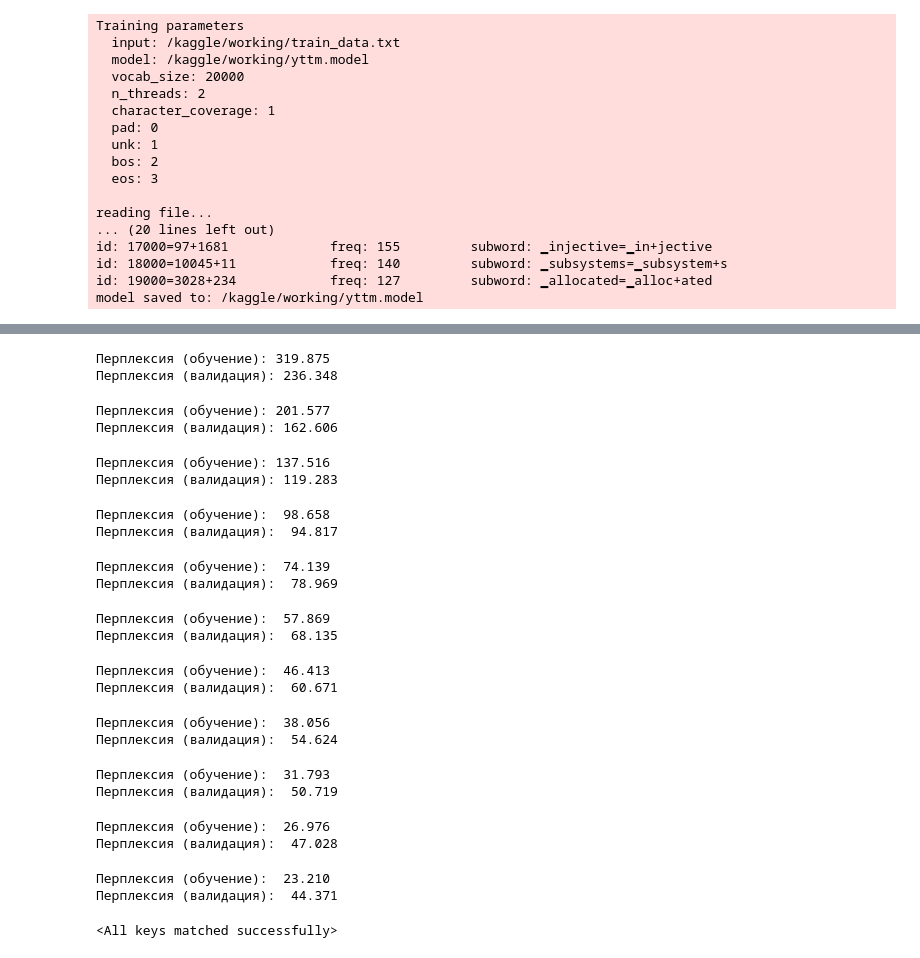
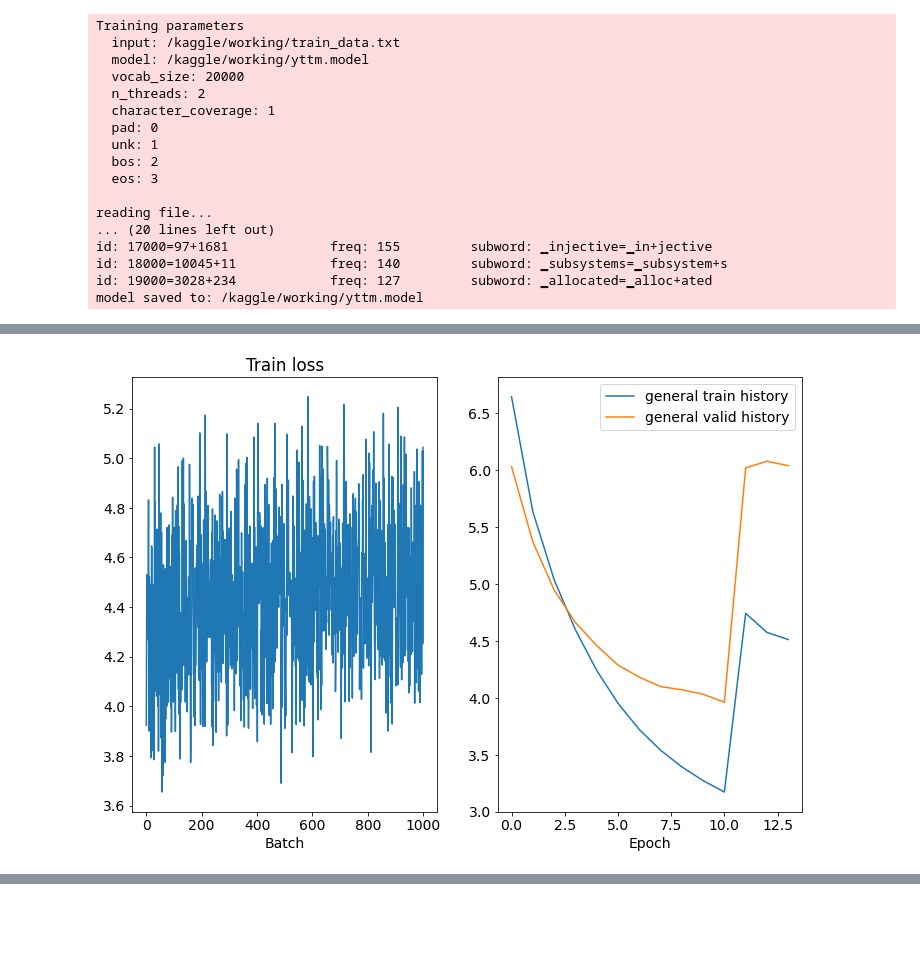
Before and after one commit to ArtemNechaev/stepik_nnets, a Jupyter notebook: title-generation.ipynb, the cells around one changed output, grey strips where cells are left out. Saved outputs shown, nothing was run; the diff lists cells and outputs as text; code cells hidden in the pictures; blank space fills up the shorter version.

Commit message:
Kaggle Notebook | Title Generation | Version 7

```diff
--- a/title-generation.ipynb
+++ b/title-generation.ipynb
@@ -400,0 +175,16 @@ for p in model.parameters():
+# %%
+INPUT_DIM = bpe.vocab_size()
+OUTPUT_DIM = INPUT_DIM
+
+EMB_SIZE = 100
+HID_SIZE = 80
+
+model = OnlyGRU(INPUT_DIM, OUTPUT_DIM, EMB_SIZE, HID_SIZE, 3,  PAD_IDX, EOS_IDX, device, src_embed = None, trg_embed=None).to(device)
+
+def init_weights(m):
+    for name, param in m.named_parameters():
+        if 'weight' in name:
+            nn.init.normal_(param.data, mean=0, std=0.01)
+        else: nn.init.constant_(param.data, 0)
+
+model.apply(init_weights)
@@ -408,26 +209,39 @@ print(f'Модель содержит {count_parameters(model):,} парамет
 # %%
-optimizer = optim.Adam(model.parameters(), lr=0.0001, betas=(0.9, 0.98), eps=1e-9)
+optimizer = optim.Adam(model.parameters(), lr=3e-3)
 
 criterion = nn.CrossEntropyLoss(ignore_index=PAD_IDX)
 sched = optim.lr_scheduler.ReduceLROnPlateau(optimizer)
 # %%
-N_EPOCHS = 12
+
+N_EPOCHS = 15
 CLIP = float('inf')
 best_valid_loss = float('inf')
+
+train_history = []
+valid_history = []
+
 model.forward_mode = 'next_word'
 
-for epoch in tqdm(range(N_EPOCHS)):
+try:
+    for epoch in tqdm(range(N_EPOCHS)):
 
+        if epoch > 10:
+            model.forward_mode = 'greedy'
+        train_loss = train(model, train_iterator, optimizer, criterion, CLIP, train_history, valid_history  )
+        valid_loss = evaluate(model, valid_iterator, criterion)
 
-    train_loss = train(model, train_iterator, optimizer, criterion, CLIP, device)
-    valid_loss = evaluate(model, valid_iterator, criterion, device)
+        sched.step(valid_loss)
+        if valid_loss < best_valid_loss:
+            best_valid_loss = valid_loss
+            torch.save(model.state_dict(), 'title-generate_model.pt')
 
+        train_history.append(train_loss)
+        valid_history.append(valid_loss)
 
-    sched.step(valid_loss)
-    if valid_loss < best_valid_loss:
-        best_valid_loss = valid_loss
-        torch.save(model.state_dict(), 'translate_model.pt')
-
-    print(f'Перплексия (обучение): {math.exp(train_loss):7.3f}')
-    print(f'Перплексия (валидация): {math.exp(valid_loss):7.3f}')
+        print(f'\tTrain Loss: {train_loss:.3f} | Train PPL: {math.exp(train_loss):7.3f}')
+        print(f'\t Val. Loss: {valid_loss:.3f} |  Val. PPL: {math.exp(valid_loss):7.3f}')
+except KeyboardInterrupt:
+    print(f'\tTrain Loss: {train_loss:.3f} | Train PPL: {math.exp(train_loss):7.3f}')
+    print(f'\t Val. Loss: {valid_loss:.3f} |  Val. PPL: {math.exp(valid_loss):7.3f}')
 # %% [output]
+[figure, added]
@@ -436,27 +250,3 @@ for epoch in tqdm(range(N_EPOCHS)):
-Перплексия (обучение): 319.875
-Перплексия (валидация): 236.348
-Перплексия (обучение): 201.577
-Перплексия (валидация): 162.606
-Перплексия (обучение): 137.516
-Перплексия (валидация): 119.283
-Перплексия (обучение):  98.658
-Перплексия (валидация):  94.817
-Перплексия (обучение):  74.139
-Перплексия (валидация):  78.969
-Перплексия (обучение):  57.869
-Перплексия (валидация):  68.135
-Перплексия (обучение):  46.413
-Перплексия (валидация):  60.671
-Перплексия (обучение):  38.056
-Перплексия (валидация):  54.624
-Перплексия (обучение):  31.793
-Перплексия (валидация):  50.719
-Перплексия (обучение):  26.976
-Перплексия (валидация):  47.028
-Перплексия (обучение):  23.210
-Перплексия (валидация):  44.371
 # %%
-model.load_state_dict(torch.load('translate_model.pt', map_location=device))
+model.load_state_dict(torch.load('title-generate_model.pt', map_location=device))
-# %% [output]
-<All keys matched successfully>
 # %% [markdown]
```
Also changed, not shown: parts of 21 cells of this notebook.
